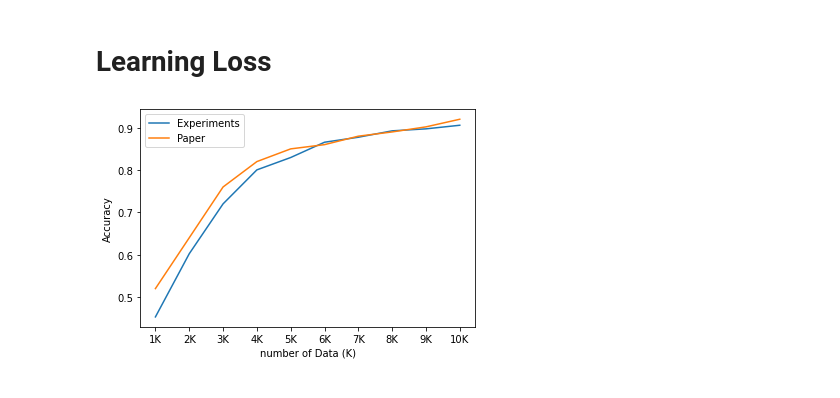
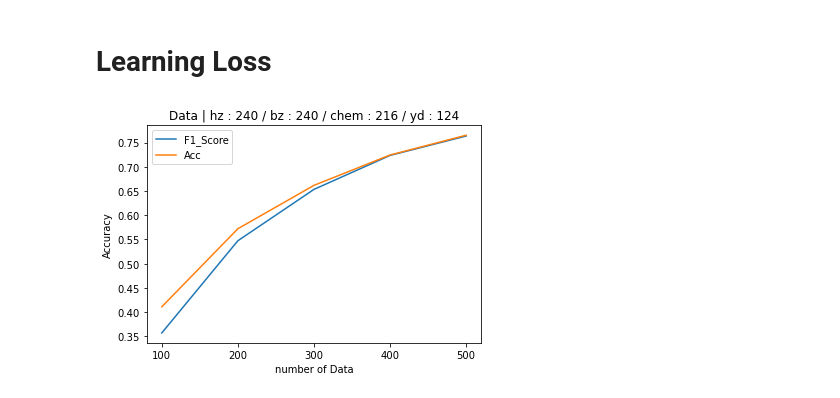
Before and after one commit to lbg030/Utils, a Jupyter notebook: visualization.ipynb, the cells around one changed output. Saved outputs shown, nothing was run; the diff lists cells and outputs as text; code cells hidden in the pictures.

```diff
--- a/visualization.ipynb
+++ b/visualization.ipynb
@@ -24,16 +24,18 @@ plt.show()
 # %% [markdown]
 # Learning Loss
 # %%
-first_f1 = [[0.5020, 0.3265, 0.2425], [0.6170, 0.5261, 0.4990], [0.6665, 0.6912,0.6024], [0.7140, 0.7527,0.7039], [0.7754, 0.7607]]
-first_acc = [[0.5403, 0.3612,0.3313 ], [0.6418, 0.5582, 0.5164], [0.6776, 0.6985,0.6090], [0.7194, 0.7552,0.6985], [0.7701, 0.7672]]
+first_f1 = [[0.5020, 0.3265, 0.2425], [0.6170, 0.5261, 0.4990], [0.6665, 0.6912,0.6024], [0.7140, 0.7527,0.7039], [0.7754, 0.7607,0.7547]]
+first_acc = [[0.5403, 0.3612,0.3313 ], [0.6418, 0.5582, 0.5164], [0.6776, 0.6985,0.6090], [0.7194, 0.7552,0.6985], [0.7701, 0.7672,0.7582]]
 
 import matplotlib.pyplot as plt
 
-plt.plot(["1K","2K","3K","4K","5K","6K","7K", "8K", "9K", "10K"], [first[i]*0.01 for i in range(10)], label = 'Experiments')
-plt.plot(["1K","2K","3K","4K","5K","6K","7K", "8K", "9K", "10K"],  [second[i] for i in range(10)],label = 'Paper')
-plt.xlabel('number of Data (K)')
+lst = ["100","200","300","400","500"]
+plt.plot(lst, [sum(first_f1[i])/3 for i in range(5)], label = 'F1_Score')
+plt.plot(lst,  [sum(first_acc[i])/3 for i in range(5)],label = 'Acc')
+plt.xlabel('number of Data')
 plt.ylabel('Accuracy')
+plt.title("Data | hz : 240 / bz : 240 / chem : 216 / yd : 124")
 plt.legend()
 plt.show()
 # %% [output]
-[figure, old version]
+[figure, new version]
```
Also changed, not shown: parts of 2 cells of this notebook.
